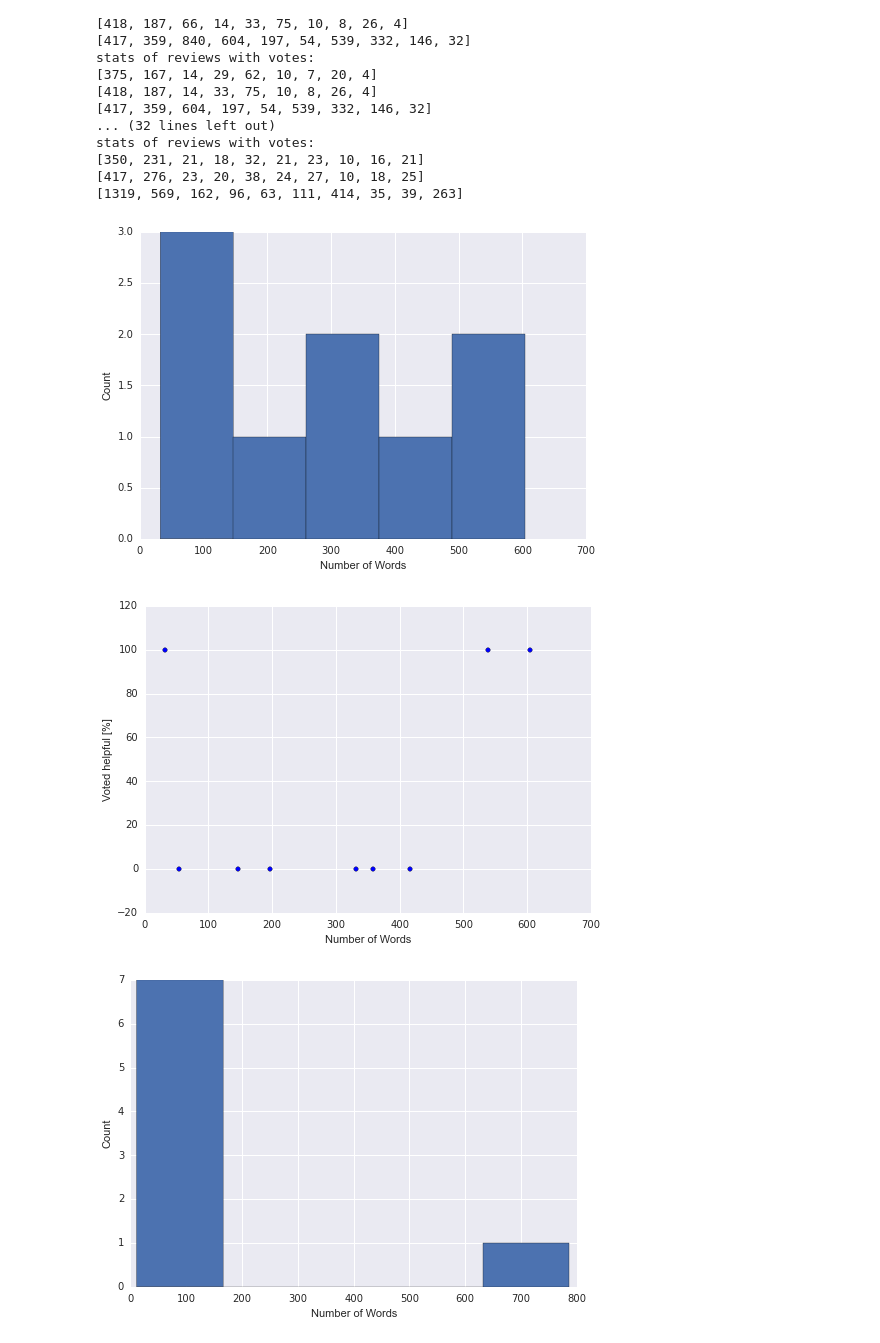
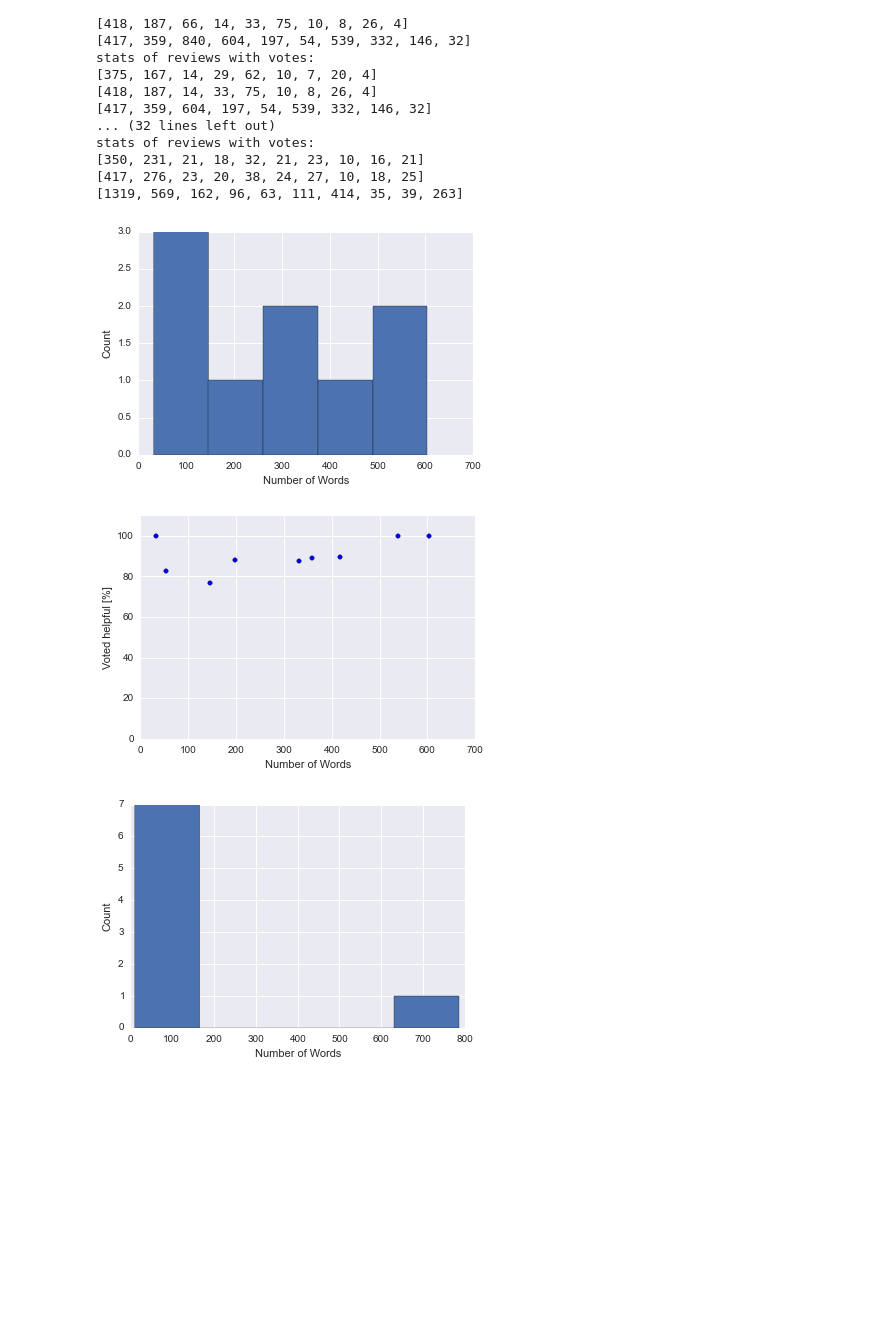
Before and after one commit to XiaowenLei/capstone, a Jupyter notebook: Week1.ipynb, the cells around one changed output. Saved outputs shown, nothing was run; the diff lists cells and outputs as text; code cells hidden in the pictures; blank space fills up the shorter version.

```diff
--- a/Week1.ipynb
+++ b/Week1.ipynb
@@ -101,10 +101,10 @@ stats of reviews with votes:
 import matplotlib.pyplot as plt
 import seaborn as sns
 
-a_5_r_help = [x/y*100 for x,y in zip(a_5_n_help, a_5_n_voted)]
-b_5_r_help = [x/y*100 for x,y in zip(b_5_n_help, b_5_n_voted)]
-a_1_r_help = [x/y*100 for x,y in zip(a_1_n_help, a_1_n_voted)]
-b_1_r_help = [x/y*100 for x,y in zip(b_1_n_help, b_1_n_voted)]
+a_5_r_help = [100.*x/y for x,y in zip(a_5_n_help, a_5_n_voted)]
+b_5_r_help = [100.*x/y for x,y in zip(b_5_n_help, b_5_n_voted)]
+a_1_r_help = [100.*x/y for x,y in zip(a_1_n_help, a_1_n_voted)]
+b_1_r_help = [100.*x/y for x,y in zip(b_1_n_help, b_1_n_voted)]
 
 plt.hist(a_5_n_words, bins=5)
 plt.xlabel('Number of Words')
@@ -113,35 +113,39 @@ plt.show()
 plt.scatter(a_5_n_words, a_5_r_help)
 plt.xlabel('Number of Words')
 plt.ylabel('Voted helpful [%]')
+plt.ylim(0,110)
 plt.show()
 
 plt.hist(b_5_n_words, bins=5)
 plt.xlabel('Number of Words')
 plt.ylabel('Count')
 plt.show()
 plt.scatter(b_5_n_words, b_5_r_help)
 plt.xlabel('Number of Words')
 plt.ylabel('Voted helpful [%]')
+plt.ylim(0,110)
 plt.show()
 
 plt.hist(a_1_n_words, bins=5)
 plt.xlabel('Number of Words')
 plt.ylabel('Count')
 plt.show()
 plt.scatter(a_1_n_words, a_1_r_help)
 plt.xlabel('Number of Words')
 plt.ylabel('Voted helpful [%]')
+plt.ylim(0,110)
 plt.show()
 
 plt.hist(b_1_n_words, bins=5)
 plt.xlabel('Number of Words')
 plt.ylabel('Count')
 plt.show()
 plt.scatter(b_1_n_words, b_1_r_help)
 plt.xlabel('Number of Words')
 plt.ylabel('Voted helpful [%]')
+plt.ylim(0,110)
 plt.show()
 # %% [output]
-[figure, old version]
+[figure, new version]
-[figure, old version]
+[figure, new version]
-[figure, old version]
+[figure, new version]
```
Also changed, not shown: parts of 1 cell of this notebook.
